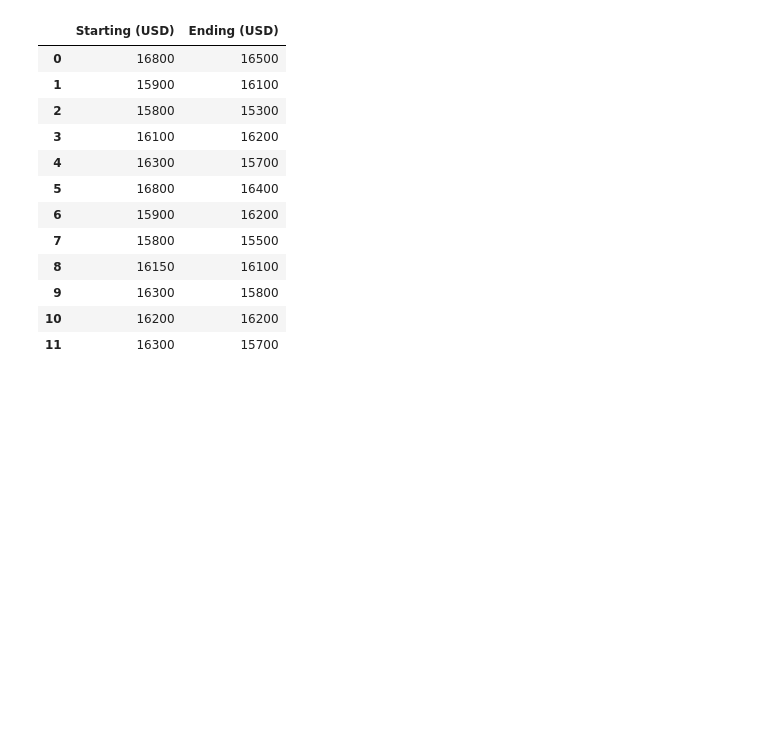
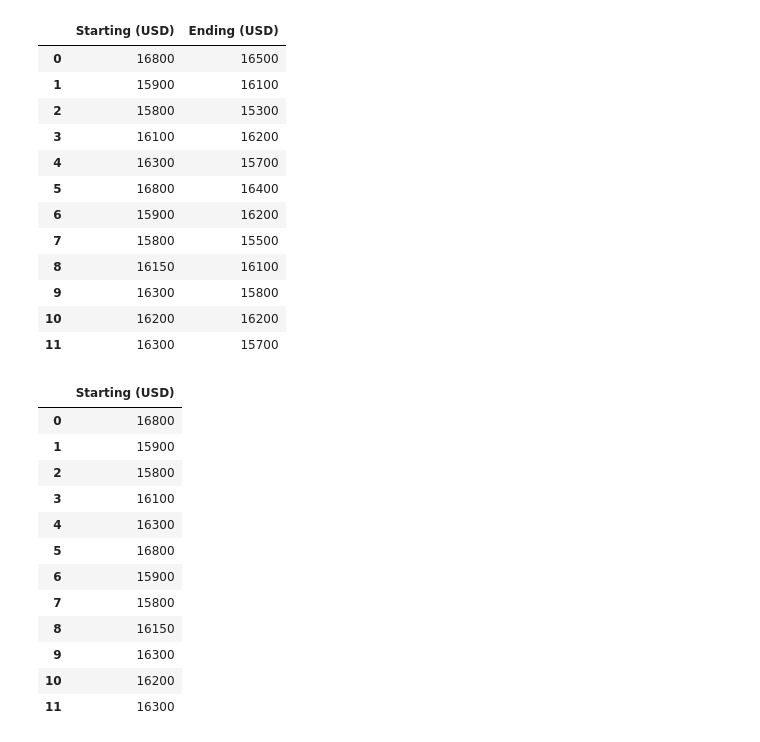
Before and after one commit to tanvirulislam149/ML_tutorial, a Jupyter notebook: implementing_linear_regression.ipynb, the cells around one changed output. Drawn from its saved outputs; the diff is of its cells as text; code cells hidden in the pictures; blank space fills up the shorter version.

```diff
--- a/implementing_linear_regression.ipynb
+++ b/implementing_linear_regression.ipynb
@@ -43,3 +43,20 @@ df
 | 9 | 16300 | 15800 |
 | 10 | 16200 | 16200 |
 | 11 | 16300 | 15700 |
+# %%
+x = df[["Starting (USD)"]]
+x
+# %% [output]
+|  | Starting (USD) |
+| 0 | 16800 |
+| 1 | 15900 |
+| 2 | 15800 |
+| 3 | 16100 |
+| 4 | 16300 |
+| 5 | 16800 |
+| 6 | 15900 |
+| 7 | 15800 |
+| 8 | 16150 |
+| 9 | 16300 |
+| 10 | 16200 |
+| 11 | 16300 |
```
Also changed, not shown: parts of 6 cells of this notebook.
